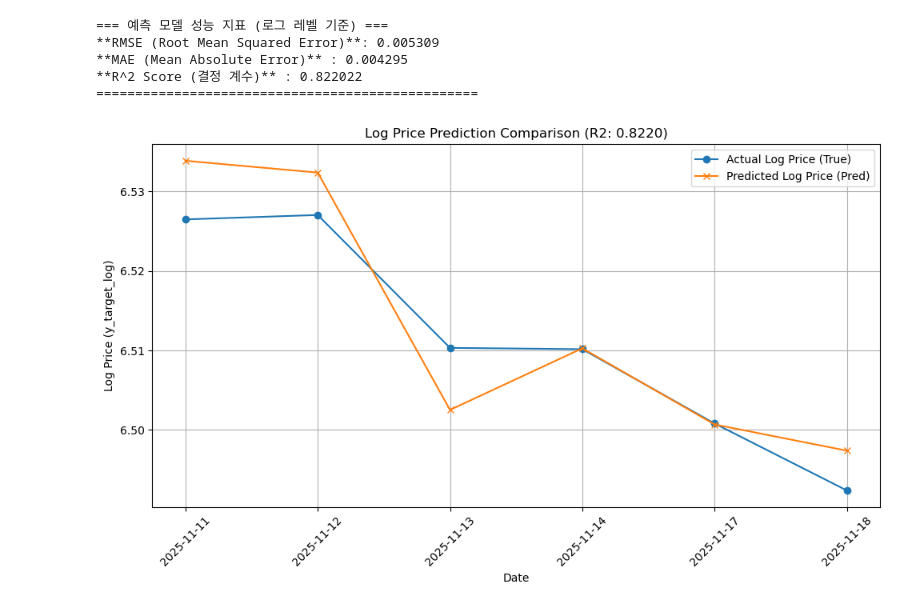
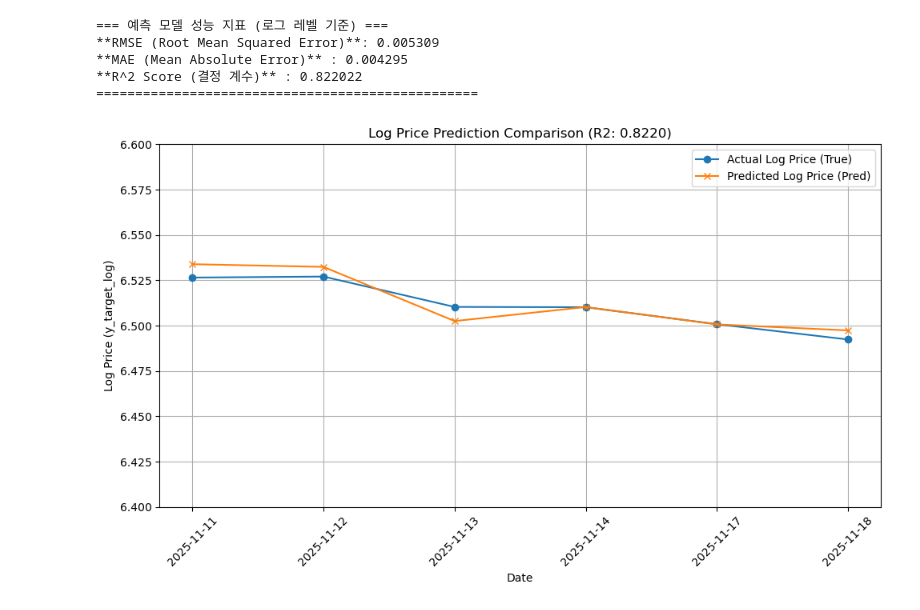
Before and after one commit to sooieong/SP500_Prediction, a Jupyter notebook: 예측/예측.ipynb, the cells around one changed output. Cells and saved outputs as stored; diff of their text form; code cells hidden in the pictures.

```diff
--- a/예측/예측.ipynb
+++ b/예측/예측.ipynb
@@ -259,19 +259,23 @@ print("=================================================")
 # %%
 import matplotlib.pyplot as plt
 
 plt.figure(figsize=(10, 6))
 # 실제 로그 레벨 값
 plt.plot(result_df.index, result_df['log_true'], label='Actual Log Price (True)', marker='o')
 # 예측 로그 레벨 값
 plt.plot(result_df.index, result_df['log_pred'], label='Predicted Log Price (Pred)', marker='x')
 
 plt.title(f'Log Price Prediction Comparison (R2: {r2_log:.4f})')
 plt.xlabel('Date')
 plt.ylabel('Log Price (y_target_log)')
+
+# 👇 Y축 범위 조정 (예: 6.0에서 7.0까지)
+plt.ylim(6.4, 6.6)
+
 plt.legend()
 plt.grid(True)
 plt.xticks(rotation=45)
 plt.tight_layout()
 plt.show()
 # %% [output]
-[figure, old version]
+[figure, new version]
```
